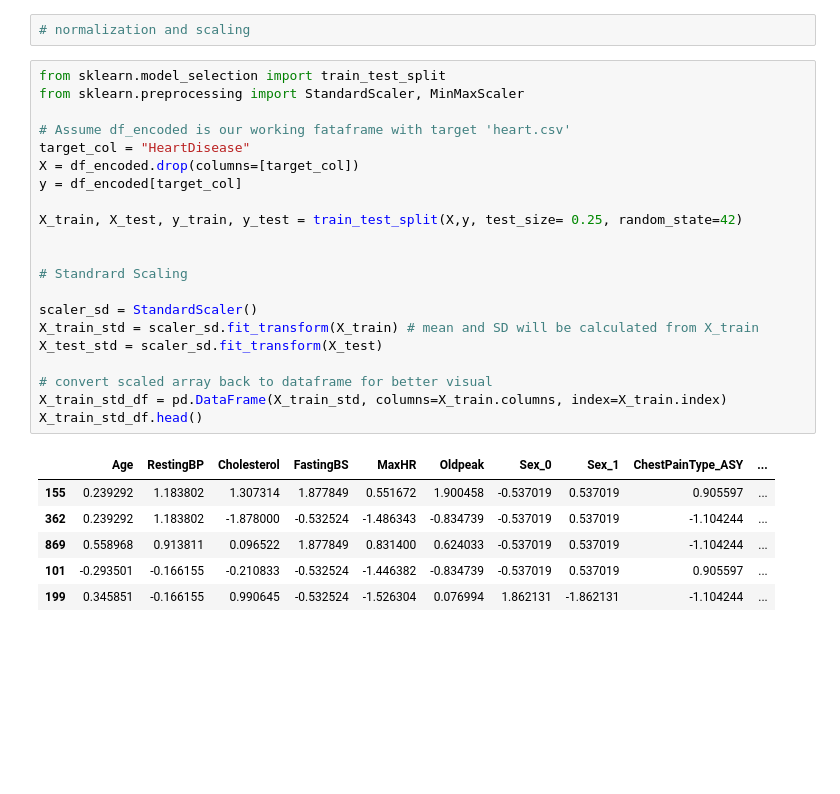
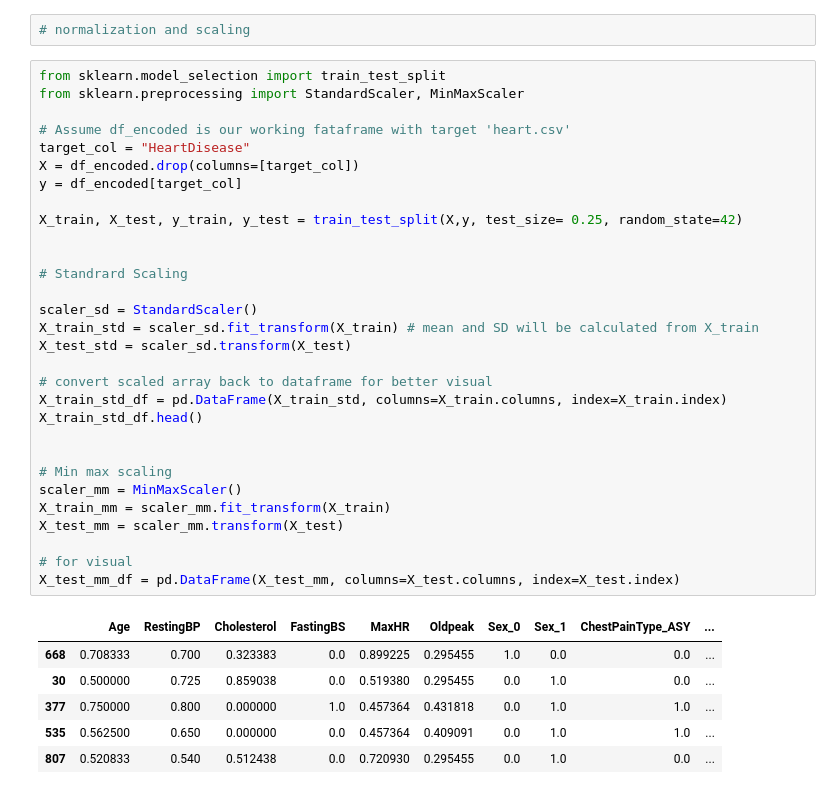
Before and after one commit to kazrkb/ml-modules, a Jupyter notebook: m-7/m-7.ipynb, the cells around one changed output. Drawn from its saved outputs; the diff is of its cells as text; blank space fills up the shorter version.

```diff
--- a/m-7/m-7.ipynb
+++ b/m-7/m-7.ipynb
@@ -199,28 +199,37 @@ df_encoded.head(10)
 # %%
 from sklearn.model_selection import train_test_split
 from sklearn.preprocessing import StandardScaler, MinMaxScaler
 
 # Assume df_encoded is our working fataframe with target 'heart.csv'
 target_col = "HeartDisease"
 X = df_encoded.drop(columns=[target_col])
 y = df_encoded[target_col]
 
 X_train, X_test, y_train, y_test = train_test_split(X,y, test_size= 0.25, random_state=42)
 
 
 # Standrard Scaling
 
 scaler_sd = StandardScaler()
 X_train_std = scaler_sd.fit_transform(X_train) # mean and SD will be calculated from X_train
-X_test_std = scaler_sd.fit_transform(X_test)
+X_test_std = scaler_sd.transform(X_test)
 
 # convert scaled array back to dataframe for better visual
 X_train_std_df = pd.DataFrame(X_train_std, columns=X_train.columns, index=X_train.index)
 X_train_std_df.head()
+
+
+# Min max scaling
+scaler_mm = MinMaxScaler()
+X_train_mm = scaler_mm.fit_transform(X_train)
+X_test_mm = scaler_mm.transform(X_test)
+
+# for visual
+X_test_mm_df = pd.DataFrame(X_test_mm, columns=X_test.columns, index=X_test.index)
 # %% [output]
 |  | Age | RestingBP | Cholesterol | FastingBS | MaxHR | Oldpeak | Sex_0 | Sex_1 | ChestPainType_ASY | ... |
-| 155 | 0.239292 | 1.183802 | 1.307314 | 1.877849 | 0.551672 | 1.900458 | -0.537019 | 0.537019 | 0.905597 | ... |
-| 362 | 0.239292 | 1.183802 | -1.878000 | -0.532524 | -1.486343 | -0.834739 | -0.537019 | 0.537019 | -1.104244 | ... |
-| 869 | 0.558968 | 0.913811 | 0.096522 | 1.877849 | 0.831400 | 0.624033 | -0.537019 | 0.537019 | -1.104244 | ... |
-| 101 | -0.293501 | -0.166155 | -0.210833 | -0.532524 | -1.446382 | -0.834739 | -0.537019 | 0.537019 | 0.905597 | ... |
-| 199 | 0.345851 | -0.166155 | 0.990645 | -0.532524 | -1.526304 | 0.076994 | 1.862131 | -1.862131 | -1.104244 | ... |
+| 668 | 0.708333 | 0.700 | 0.323383 | 0.0 | 0.899225 | 0.295455 | 1.0 | 0.0 | 0.0 | ... |
+| 30 | 0.500000 | 0.725 | 0.859038 | 0.0 | 0.519380 | 0.295455 | 0.0 | 1.0 | 0.0 | ... |
+| 377 | 0.750000 | 0.800 | 0.000000 | 1.0 | 0.457364 | 0.431818 | 0.0 | 1.0 | 1.0 | ... |
+| 535 | 0.562500 | 0.650 | 0.000000 | 0.0 | 0.457364 | 0.409091 | 0.0 | 1.0 | 1.0 | ... |
+| 807 | 0.520833 | 0.540 | 0.512438 | 0.0 | 0.720930 | 0.295455 | 0.0 | 1.0 | 0.0 | ... |
```
Also changed, not shown: parts of 1 cell of this notebook.
